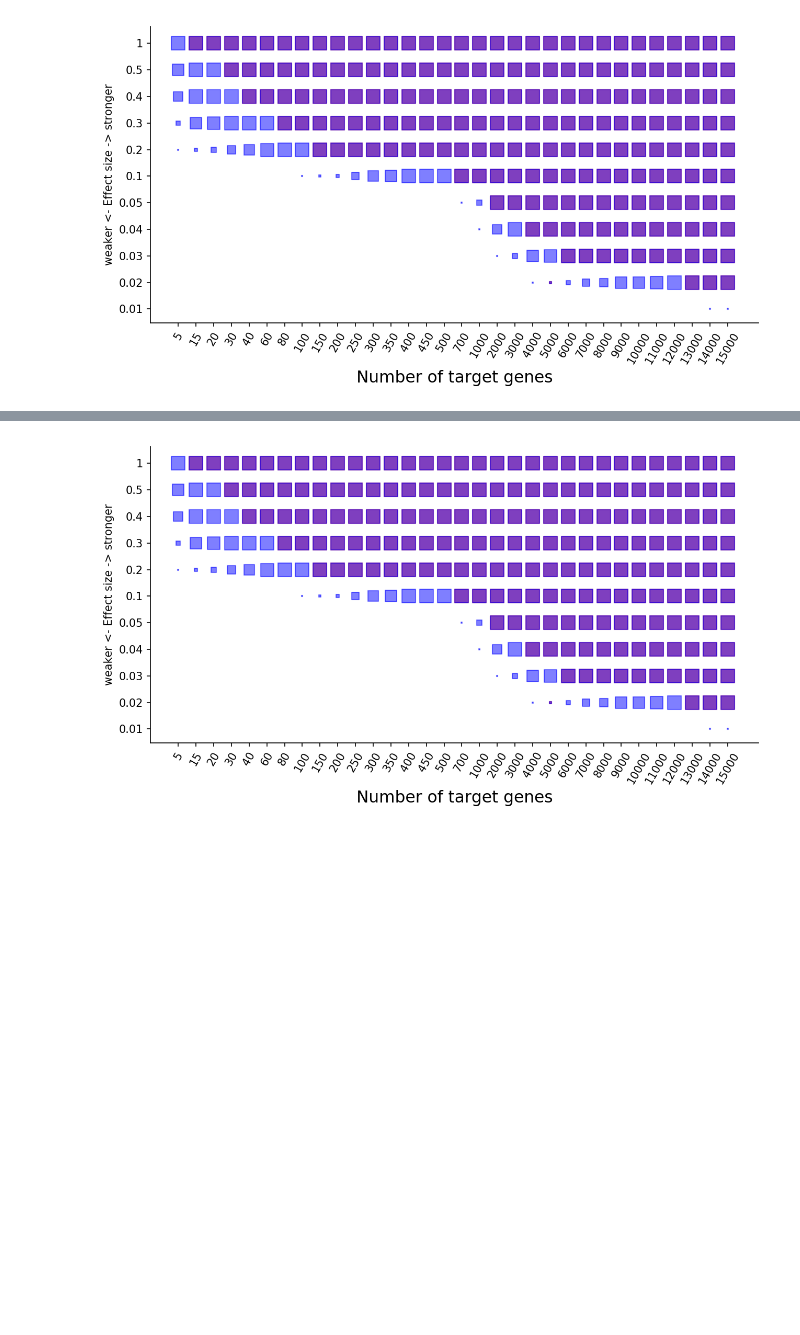
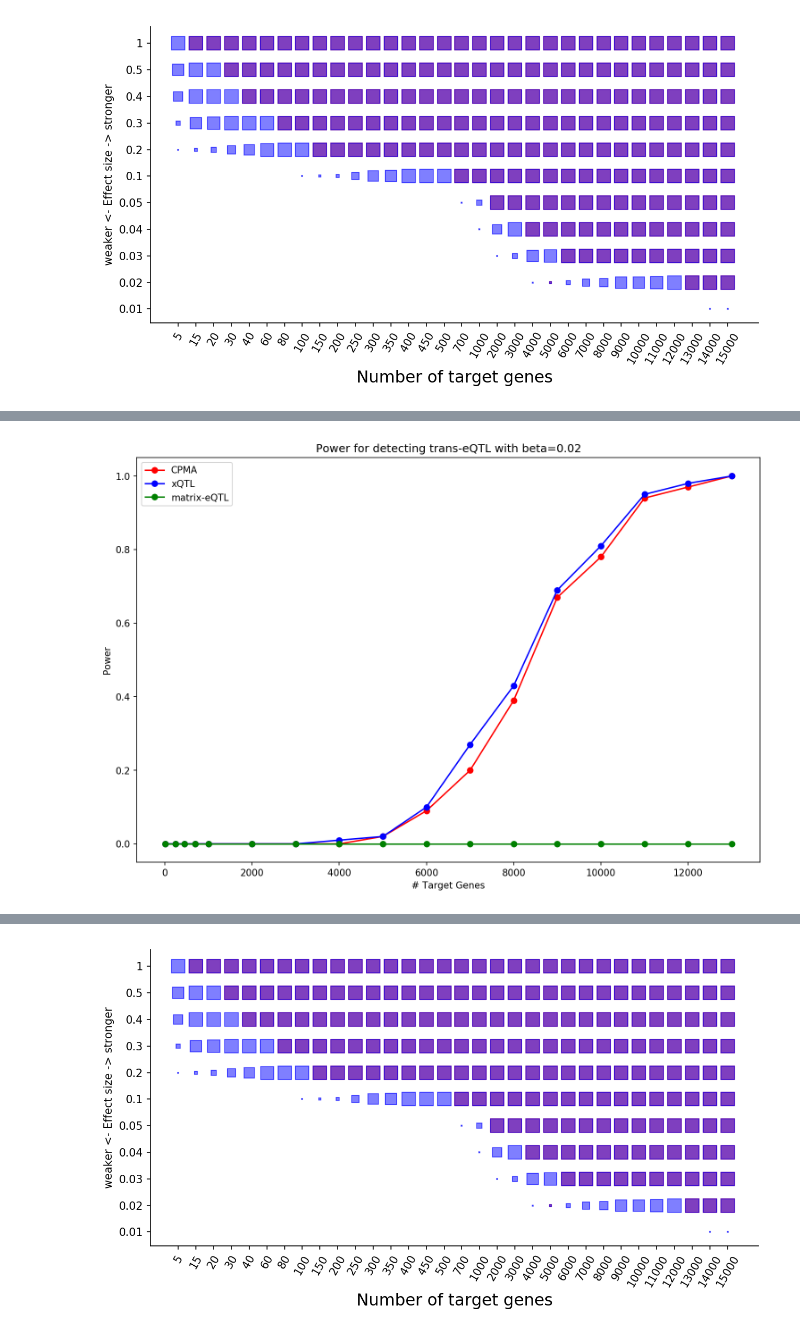
Before and after one commit to cynthiaewu/trans-eQTL, a Jupyter notebook: Jupyter/Simulation Heatmaps.ipynb, the cells around one changed output, grey strips where cells are left out. Saved outputs shown, nothing was run; the diff lists cells and outputs as text; code cells hidden in the pictures; blank space fills up the shorter version.

```diff
--- a/Jupyter/Simulation Heatmaps.ipynb
+++ b/Jupyter/Simulation Heatmaps.ipynb
@@ -138,0 +216,28 @@ power_plot(power_dfs_dict, targets, beta_values)
+# %%
+plt.figure(figsize=(12, 8), dpi=150)
+targets = [ 5, 250, 450, 700, 1000, 2000, 3000, 4000, 5000, 6000, 7000, 8000, 9000, 10000, 11000, 12000, 13000]
+# targets = [ 5, 15, 20, 30, 40, 60, 80, 100, 150, 200, 250, 300, 350, 400, 450, 500, 700, 1000, 2000, 3000, 4000, 5000, 6000, 7000]
+# targets = [ 5, 20, 40, 100, 200, 300, 500, 700, 1000, 2000]
+
+betavalue = '002'
+power_cpma = []
+power_xqtl = []
+power_matrixeqtl = []
+for tar in targets:
+    power_cpma.append(GetPower('power_cpmax_1.0_adjusted_realnumsnps.txt', tar, betavalue, 'identity'))
+    power_xqtl.append(GetPower('power_mixtureModel_adjusted_realnumsnps.txt', tar, betavalue, 'identity'))
+    power_matrixeqtl.append(GetPower('power_matrix-eqtl_onesuccess_realnumsnps.txt', tar, betavalue, 'identity'))
+plt.plot(targets, power_cpma, label='CPMA', marker='o', color='red')
+plt.plot(targets, power_xqtl, label='xQTL', marker='o', color='blue')
+plt.plot(targets, power_matrixeqtl, label='matrix-eQTL', marker='o', color='green')
+plt.title('Power for detecting trans-eQTL with beta=0.02')
+plt.xlabel('# Target Genes')
+plt.ylabel('Power')
+# plt.ylim(-0.1, 1.1)
+plt.grid(False)
+# plt.xscale("log")
+plt.legend();
+
+plt.savefig('/storage/cynthiawu/trans_eQTL/Figures/power_beta002.pdf', dpi=300, bbox_inches = "tight")
+# %% [output]
+[figure, added]
```
Also changed, not shown: parts of 13 cells of this notebook, 6 other files.
